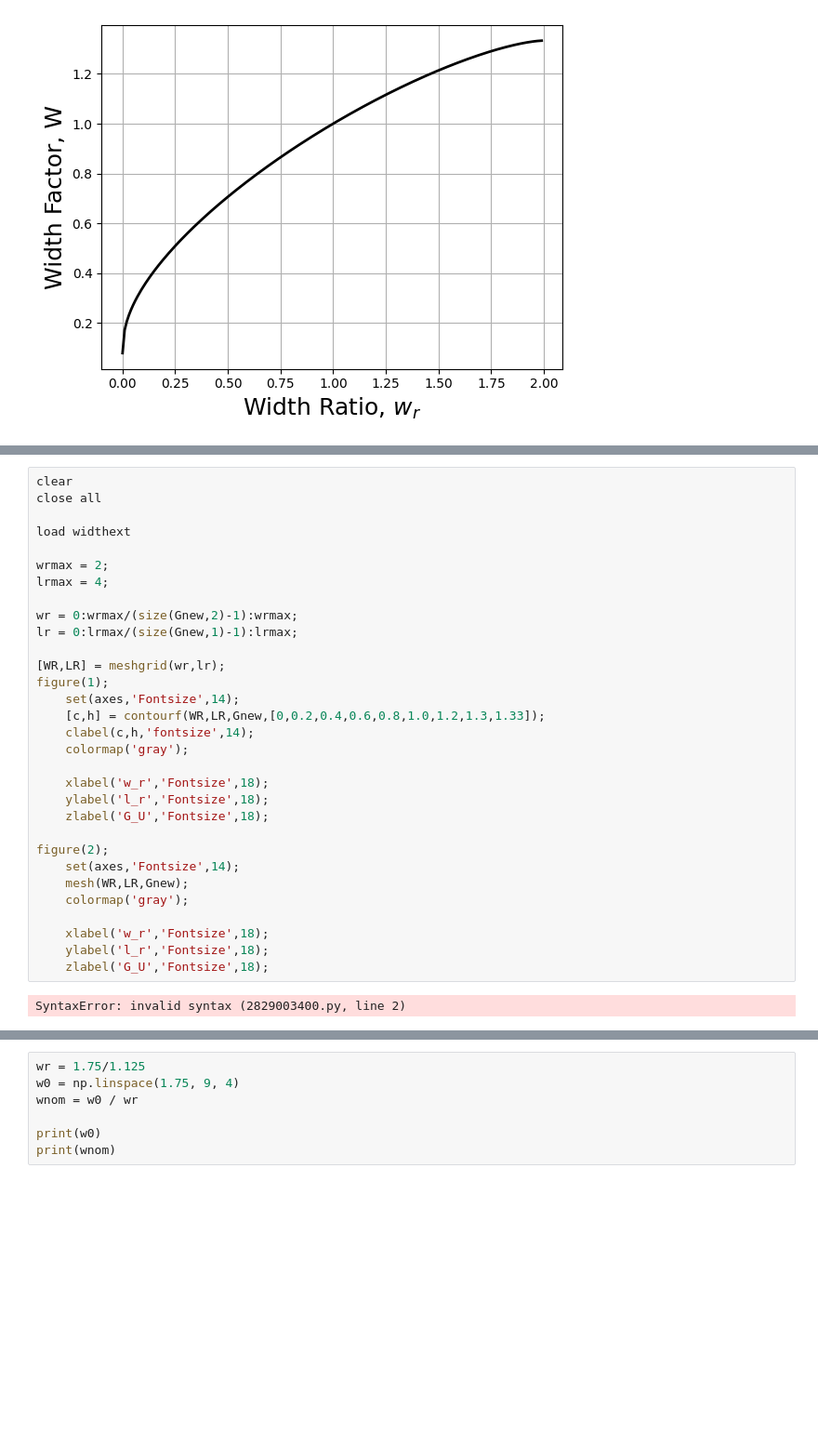
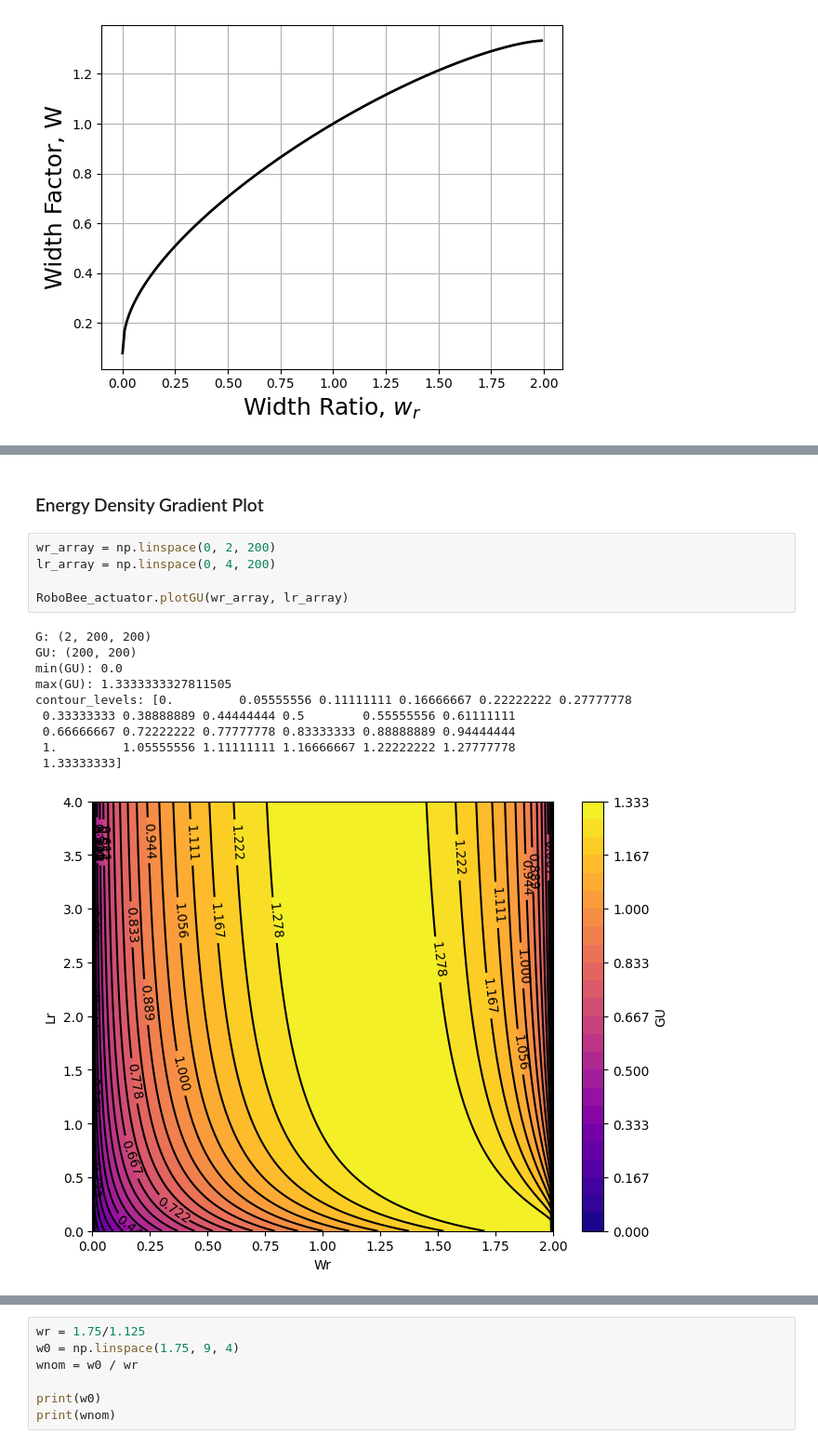
Before and after one commit to cmatchan/PZT_Actuator_Modeling, a Jupyter notebook: pzt_model.ipynb, the cells around one changed output, grey strips where cells are left out. Shown at 93% size. Saved outputs shown, nothing was run; the diff lists cells and outputs as text; blank space fills up the shorter version.

```diff
--- a/pzt_model.ipynb
+++ b/pzt_model.ipynb
@@ -967,33 +1003,18 @@ def wratio(ratio):
-# %%
-clear
-close all
-
-load widthext
-
-wrmax = 2;
-lrmax = 4;
-
-wr = 0:wrmax/(size(Gnew,2)-1):wrmax;
-lr = 0:lrmax/(size(Gnew,1)-1):lrmax;
-
-[WR,LR] = meshgrid(wr,lr);
-figure(1);
-    set(axes,'Fontsize',14);
-    [c,h] = contourf(WR,LR,Gnew,[0,0.2,0.4,0.6,0.8,1.0,1.2,1.3,1.33]);
-    clabel(c,h,'fontsize',14);
-    colormap('gray');
-
-    xlabel('w_r','Fontsize',18);
-    ylabel('l_r','Fontsize',18);
-    zlabel('G_U','Fontsize',18);
-
-figure(2);
-    set(axes,'Fontsize',14);
-    mesh(WR,LR,Gnew);
-    colormap('gray');
-
-    xlabel('w_r','Fontsize',18);
-    ylabel('l_r','Fontsize',18);
-    zlabel('G_U','Fontsize',18);
-# %% [output]
-SyntaxError: invalid syntax (2829003400.py, line 2)
+# %% [markdown]
+### Energy Density Gradient Plot
+# %%
+wr_array = np.linspace(0, 2, 200)
+lr_array = np.linspace(0, 4, 200)
+
+RoboBee_actuator.plotGU(wr_array, lr_array)
+# %% [output]
+G: (2, 200, 200)
+GU: (200, 200)
+min(GU): 0.0
+max(GU): 1.3333333327811505
+contour_levels: [0.         0.05555556 0.11111111 0.16666667 0.22222222 0.27777778
+ 0.33333333 0.38888889 0.44444444 0.5        0.55555556 0.61111111
+ 0.66666667 0.72222222 0.77777778 0.83333333 0.88888889 0.94444444
+ 1.         1.05555556 1.11111111 1.16666667 1.22222222 1.27777778
+ 1.33333333]
+[figure, added]
```
Also changed, not shown: parts of 12 cells of this notebook.
